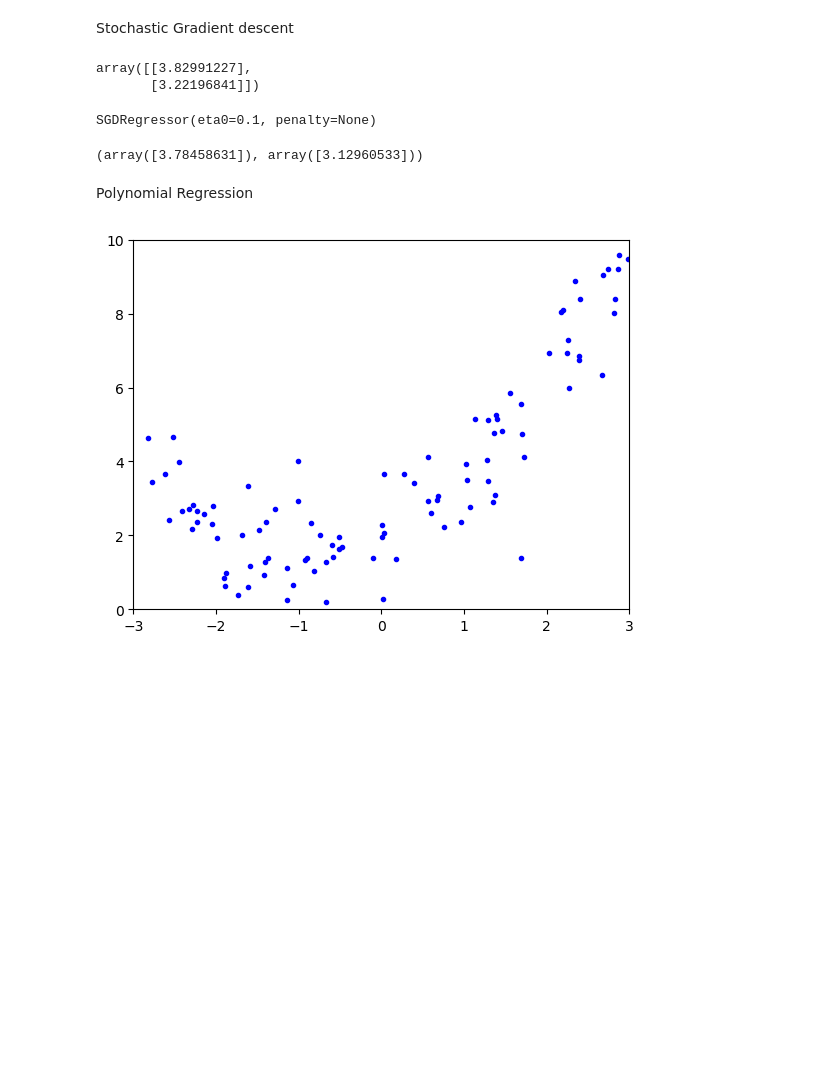
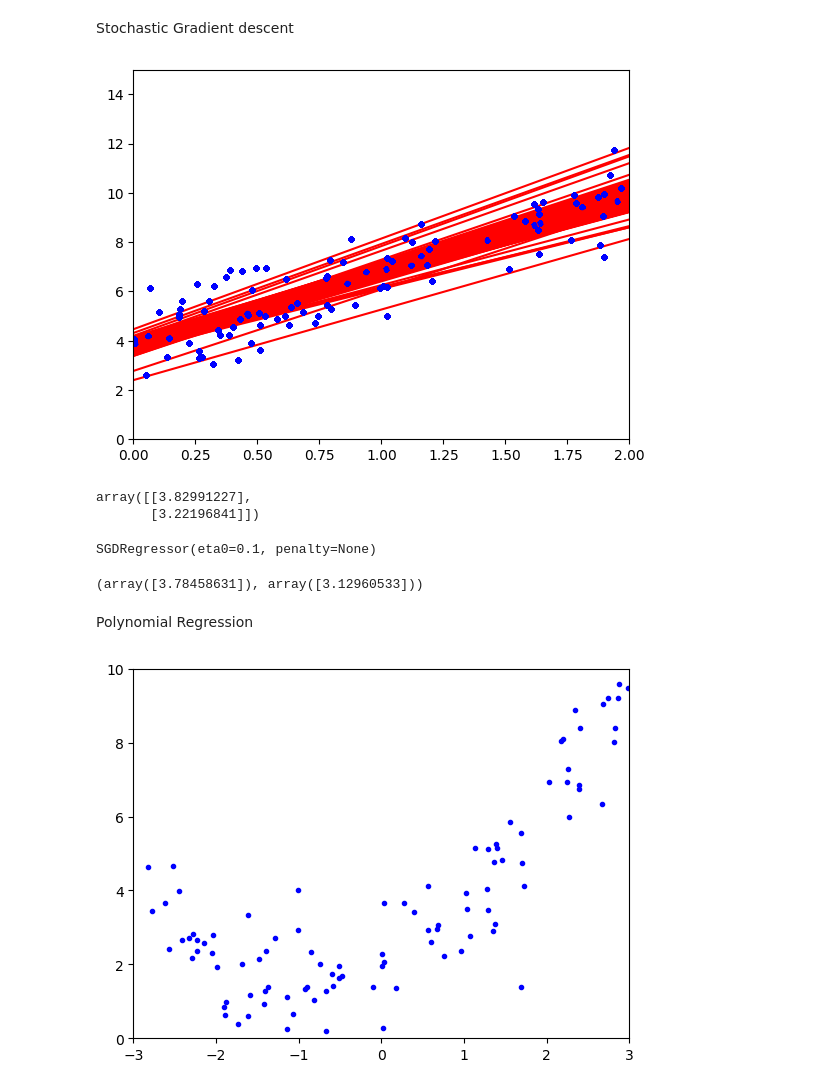
Before and after one commit to SupriyaJagtap56/MachineLearningProg, a Jupyter notebook: LinearRegression_MNIST.ipynb, the cells around one changed output. Cells and saved outputs as stored; diff of their text form; code cells hidden in the pictures; blank space fills up the shorter version.

```diff
--- a/LinearRegression_MNIST.ipynb
+++ b/LinearRegression_MNIST.ipynb
@@ -229,21 +229,34 @@ array([[3.83176351],
 # %% [markdown]
 Stochastic Gradient descent
 # %%
-n=50
+
+import numpy as np
+n_epochs = 50
 t0, t1 = 5, 50
+n = 1000
+m = 100
 # %%
 def learning_schedule(t):
   return t0/(t+t1)
 # %%
 theta = np.random.randn(2,1)
-for epoch in range(n):
-  for i in range(m):
-    random_index = np.random.randint(m)
-    xi = X_b[random_index:random_index+1]
-    yi = y[random_index:random_index+1]
-    gradients = 2*xi.T.dot(xi.dot(theta)-yi)
-    eta = learning_schedule(epoch*m+i)
-    theta=theta - eta*gradients
+
+for epoch in range(n_epochs):
+    for i in range(m):
+        random_index = np.random.randint(m)
+        xi = X_b[random_index:random_index+1]
+        yi = y[random_index:random_index+1]
+        gradients = 2 * xi.T.dot(xi.dot(theta) - yi)
+        eta = learning_schedule(epoch * m + i)
+        theta = theta - eta * gradients
+        X_new = np.array([[0], [2]])
+        X_new_b = np.c_[np.ones((2, 1)), X_new] # add x0 = 1 to each instance
+        y_predict = X_new_b.dot(theta)
+        plt.plot(X_new, y_predict, "r-")
+        plt.plot(X, y, "b.")
+        plt.axis([0, 2, 0, 15])
+# %% [output]
+[figure, added]
 # %%
 theta
 # %% [output]
```
Also changed, not shown: parts of 11 cells of this notebook.
